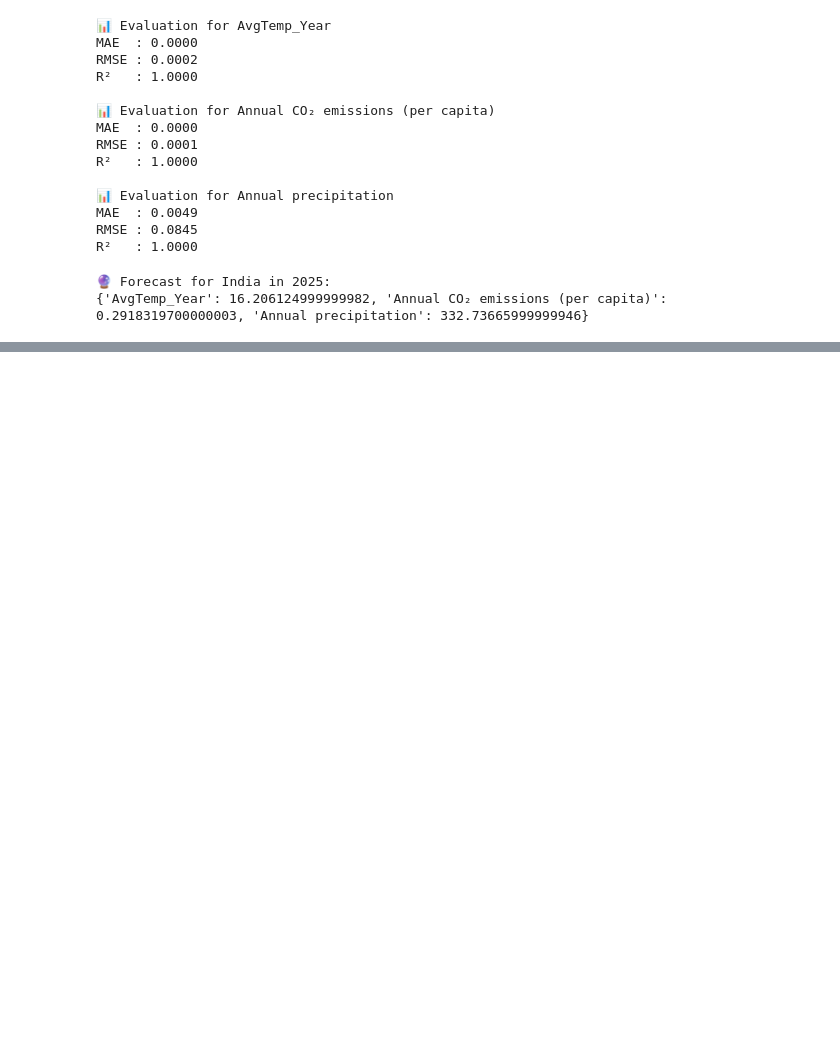
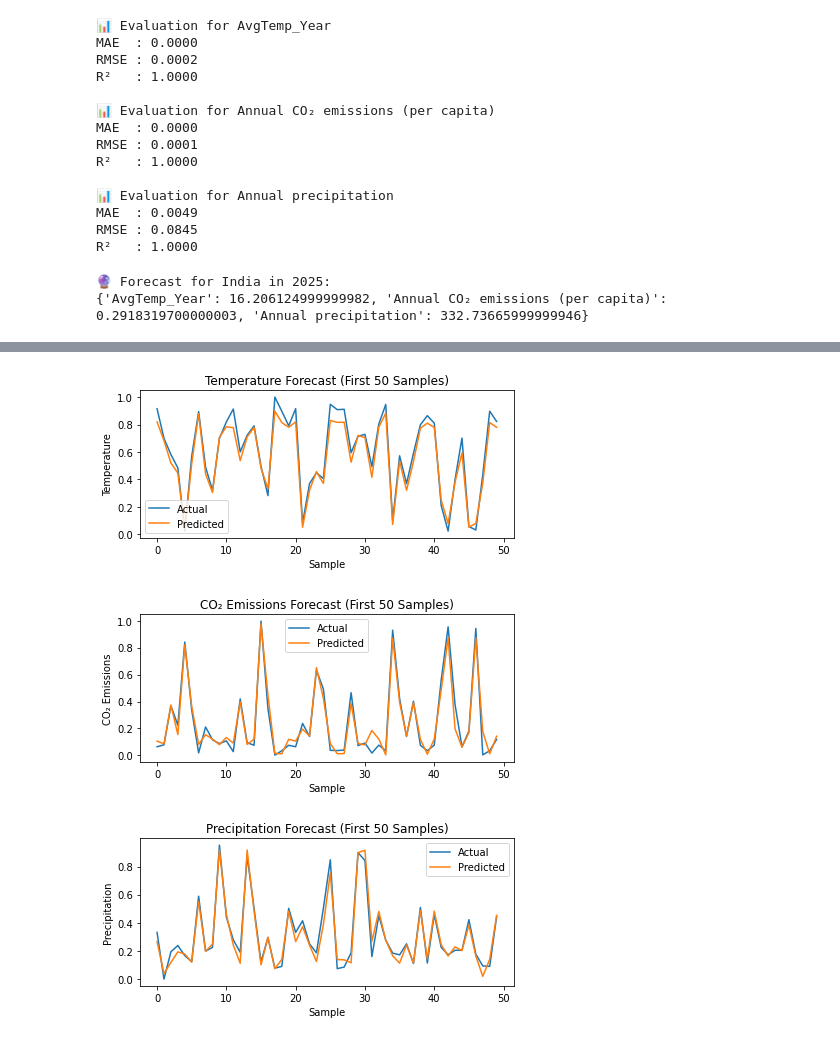
Before and after one commit to Nikhitha-N/Climate-Disaster-Prediction-System, a Jupyter notebook: Scripts/Modeling.ipynb, the cells around one changed output, grey strips where cells are left out. Drawn from its saved outputs; the diff is of its cells as text; code cells hidden in the pictures; blank space fills up the shorter version.

Commit message:
update lstm code to modelling

```diff
--- a/Scripts/Modeling.ipynb
+++ b/Scripts/Modeling.ipynb
@@ -363,7 +360,7 @@ df["Country_encoded"] = le.fit_transform(df["Country"])
 # %%
-df = merged_df[["Country", "Year", "AvgTemp_Year",
+df = merged_df[["Country_encoded", "Year", "AvgTemp_Year",
          "Annual CO₂ emissions (per capita)", "Annual precipitation"]]
-df = df.sort_values(["Country", "Year"]).reset_index(drop=True)
+df = df.sort_values(["Country_encoded", "Year"]).reset_index(drop=True)
 # %%
 # Normalize the features
 from sklearn.preprocessing import LabelEncoder, MinMaxScaler
@@ -374,6 +369,8 @@ ValueError: could not convert string to float: 'Afghanistan'
 # %%
+from tensorflow.keras.models import Sequential
+from tensorflow.keras.layers import LSTM, Dense, Dropout
 # STEP 2: Create LSTM sequences
-SEQUENCE_LENGTH = 5
+SEQUENCE_LENGTH = 10
 X_seq, y_seq = [], []
 
 for i in range(len(scaled_df) - SEQUENCE_LENGTH):
@@ -401,0 +397,6 @@ NameError: name 'scaled_df' is not defined
+# %%
+from sklearn.model_selection import train_test_split
+
+X_train, X_test, y_train, y_test = train_test_split(X_seq, y_seq, test_size=0.2, random_state=42)
+
+history = model.fit(X_train, y_train, epochs=50, batch_size=64, validation_data=(X_test, y_test))
@@ -401,0 +437,11 @@ NameError: name 'scaled_df' is not defined
+# %%
+y_pred = model.predict(X_test)
+labels = ["Temperature", "CO₂ Emissions", "Precipitation"]
+
+# Evaluate with RMSE and R²
+for i in range(3):
+    rmse = np.sqrt(mean_squared_error(y_test[:, i], y_pred[:, i]))
+    r2 = r2_score(y_test[:, i], y_pred[:, i])
+    print(f"\n🔍 {labels[i]} Evaluation:")
+    print(f"  RMSE     : {rmse:.4f}")
+    print(f"  R² Score : {r2:.4f}")
@@ -401,0 +462,16 @@ NameError: name 'scaled_df' is not defined
+# %%
+import matplotlib.pyplot as plt
+for i in range(3):
+    plt.figure(figsize=(6, 3))
+    plt.plot(y_test[:50, i], label="Actual")
+    plt.plot(y_pred[:50, i], label="Predicted")
+    plt.title(f"{labels[i]} Forecast (First 50 Samples)")
+    plt.xlabel("Sample")
+    plt.ylabel(labels[i])
+    plt.legend()
+    plt.tight_layout()
+    plt.show()
+# %% [output]
+[figure, added]
+[figure, added]
+[figure, added]
```
Also changed, not shown: parts of 10 cells of this notebook.
